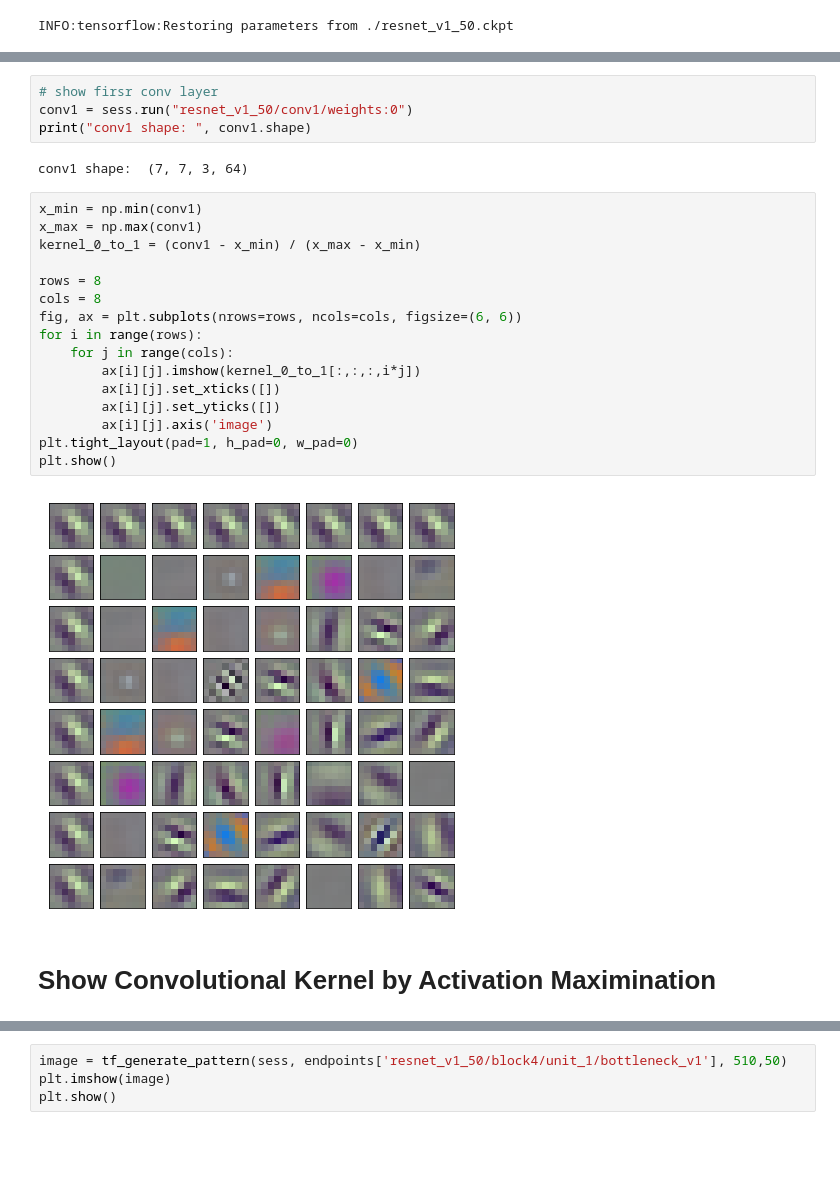
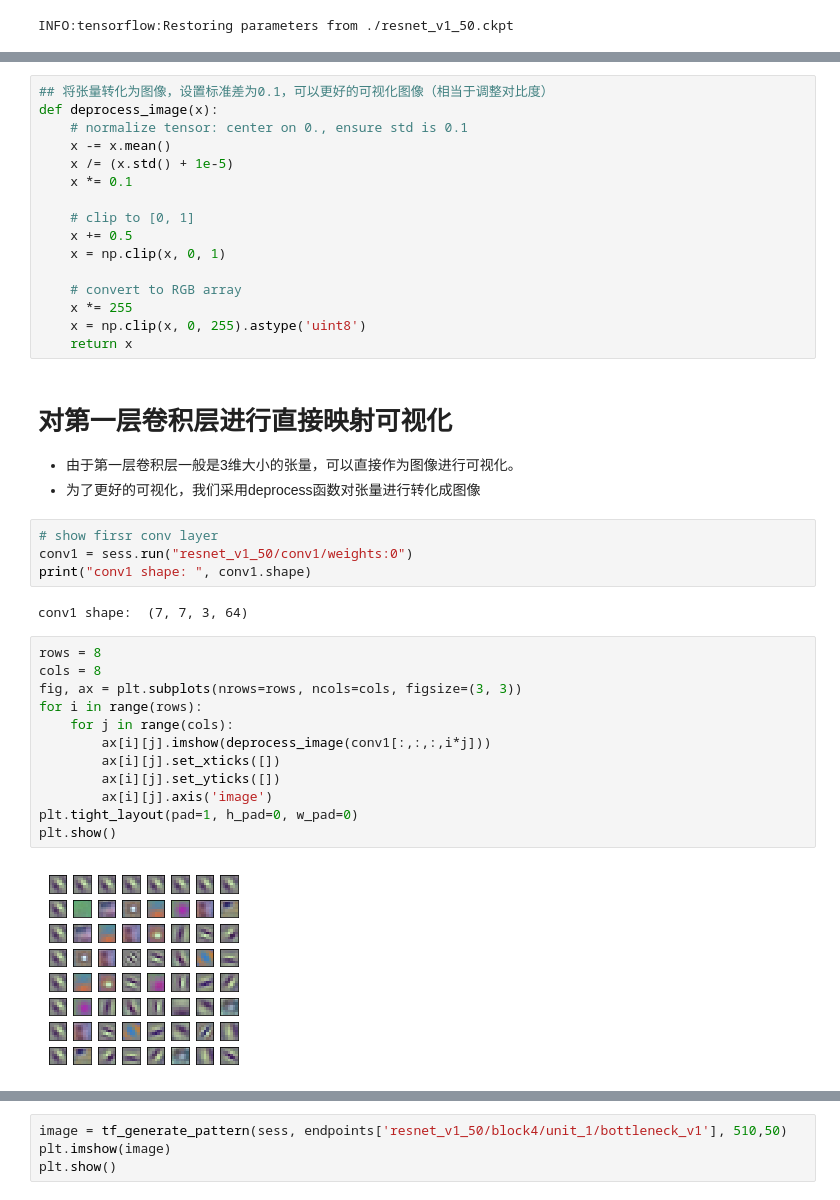
Before and after one commit to XiaotianM/CNN_Visual_tensorflow, a Jupyter notebook: ResNet50_Kernel_Visual.ipynb, the cells around one changed output, grey strips where cells are left out. Drawn from its saved outputs; the diff is of its cells as text; blank space fills up the shorter version.

Commit message:
Kernel_Visu

```diff
--- a/ResNet50_Kernel_Visual.ipynb
+++ b/ResNet50_Kernel_Visual.ipynb
@@ -72,3 +73,23 @@ OrderedDict([('resnet_v1_50/conv1',
+# %%
+## 将张量转化为图像，设置标准差为0.1，可以更好的可视化图像（相当于调整对比度）
+def deprocess_image(x):
+    # normalize tensor: center on 0., ensure std is 0.1
+    x -= x.mean()
+    x /= (x.std() + 1e-5)
+    x *= 0.1
+
+    # clip to [0, 1]
+    x += 0.5
+    x = np.clip(x, 0, 1)
+
+    # convert to RGB array
+    x *= 255
+    x = np.clip(x, 0, 255).astype('uint8')
+    return x
+# %% [markdown]
+# 对第一层卷积层进行直接映射可视化
+- 由于第一层卷积层一般是3维大小的张量，可以直接作为图像进行可视化。
+- 为了更好的可视化，我们采用deprocess函数对张量进行转化成图像
 # %%
 # show firsr conv layer
 conv1 = sess.run("resnet_v1_50/conv1/weights:0")
@@ -76,22 +97,16 @@ print("conv1 shape: ", conv1.shape)
 # %% [output]
 conv1 shape:  (7, 7, 3, 64)
 # %%
-x_min = np.min(conv1)
-x_max = np.max(conv1)
-kernel_0_to_1 = (conv1 - x_min) / (x_max - x_min)
-
 rows = 8
 cols = 8
-fig, ax = plt.subplots(nrows=rows, ncols=cols, figsize=(6, 6))
+fig, ax = plt.subplots(nrows=rows, ncols=cols, figsize=(3, 3))
 for i in range(rows):
     for j in range(cols):
-        ax[i][j].imshow(kernel_0_to_1[:,:,:,i*j])
+        ax[i][j].imshow(deprocess_image(conv1[:,:,:,i*j]))
         ax[i][j].set_xticks([])
         ax[i][j].set_yticks([])
         ax[i][j].axis('image')
 plt.tight_layout(pad=1, h_pad=0, w_pad=0)
 plt.show()
 # %% [output]
-[figure, old version]
+[figure, new version]
-# %% [markdown]
-# Show Convolutional Kernel by Activation Maximination
```
Also changed, not shown: parts of 23 cells of this notebook, 2 other files.
